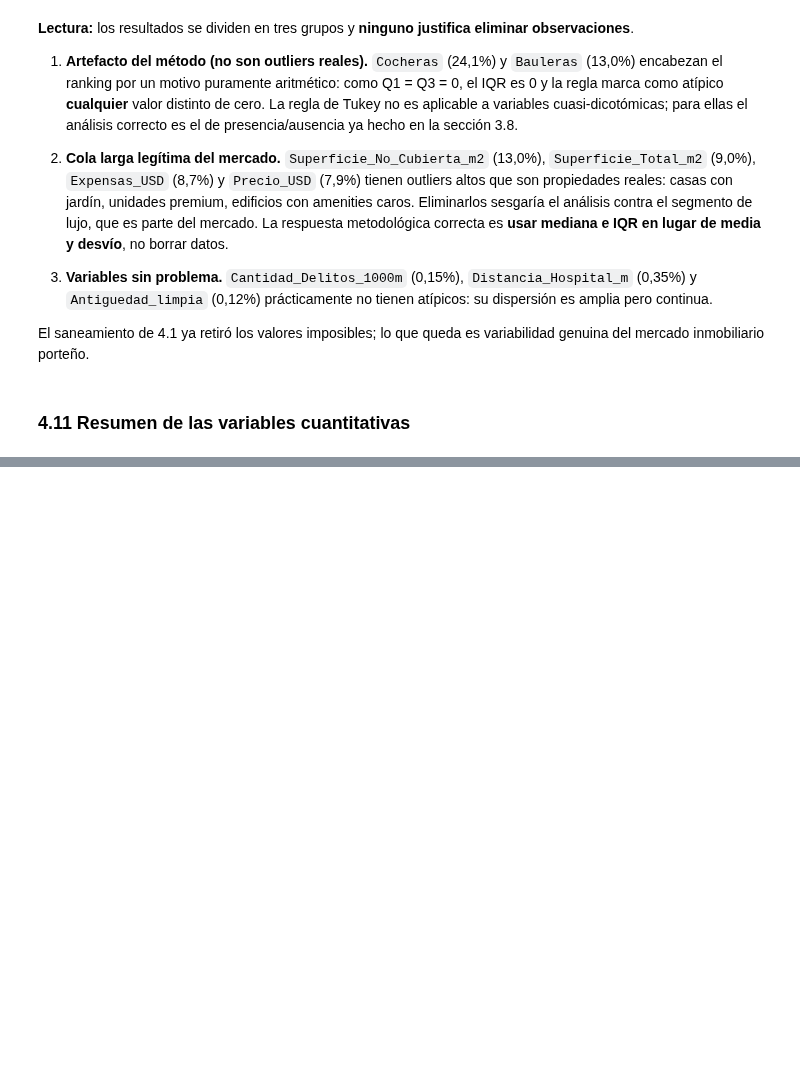
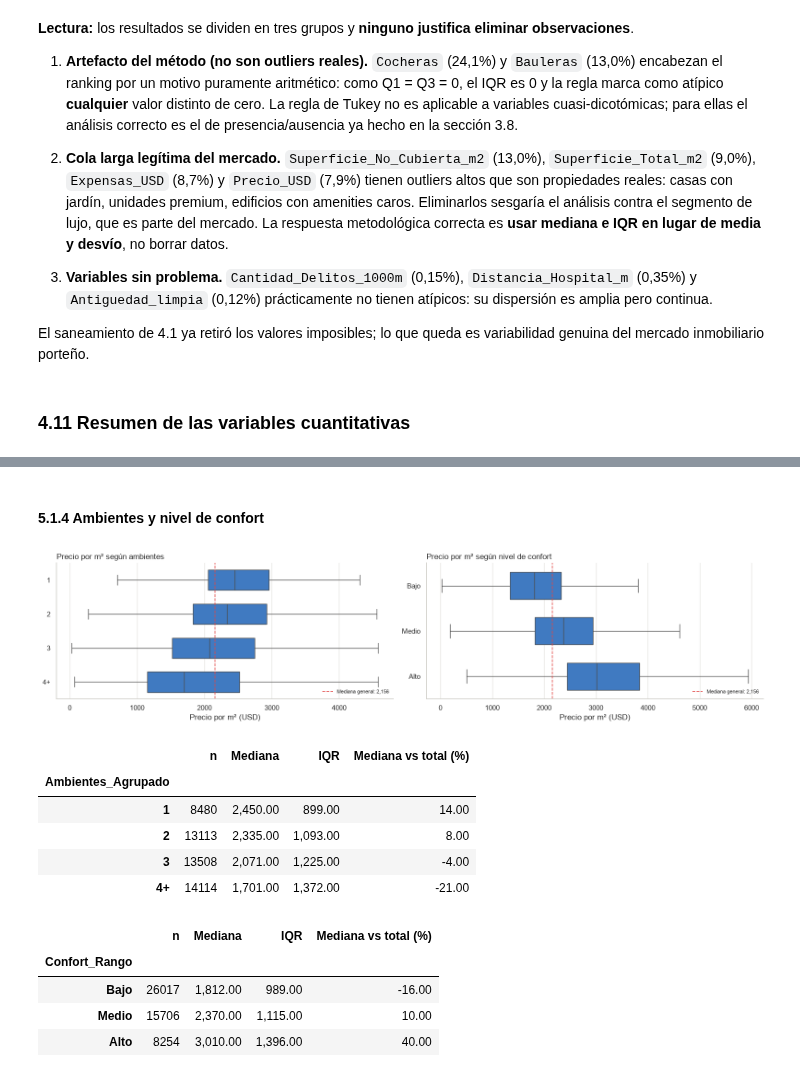
Before and after one commit to FrancisconiMorel/TP-Analisis-Descriptivo-Inmobiliario-CABA, a Jupyter notebook: notebooks/EDA_inicial.ipynb, the cells around one changed output, grey strips where cells are left out. Cells and saved outputs as stored; diff of their text form; code cells hidden in the pictures; blank space fills up the shorter version.

```diff
--- a/notebooks/EDA_inicial.ipynb
+++ b/notebooks/EDA_inicial.ipynb
@@ -1142,0 +1307,26 @@ resumen_cuanti.round(2)
+# %% [markdown]
+#### 5.1.4 Ambientes y nivel de confort
+# %%
+fig, axes = plt.subplots(1, 2, figsize=(16, 4))
+boxplot_por_grupo(venta, 'Ambientes_Agrupado', 'Precio por m² según ambientes',
+                  orden=ORDEN_ORDINALES['Ambientes_Agrupado'], ax=axes[0])
+boxplot_por_grupo(venta, 'Confort_Rango', 'Precio por m² según nivel de confort',
+                  orden=ORDEN_ORDINALES['Confort_Rango'], ax=axes[1])
+plt.tight_layout()
+plt.show()
+
+display(resumen_por_grupo(venta, 'Ambientes_Agrupado', ordenar=False)[['n', 'Mediana', 'IQR', 'Mediana vs total (%)']].round(0))
+display(resumen_por_grupo(venta, 'Confort_Rango', ordenar=False)[['n', 'Mediana', 'IQR', 'Mediana vs total (%)']].round(0))
+# %% [output]
+[figure, added]
+|  | n | Mediana | IQR | Mediana vs total (%) |
+| Ambientes_Agrupado |  |  |  |  |
+| 1 | 8480 | 2,450.00 | 899.00 | 14.00 |
+| 2 | 13113 | 2,335.00 | 1,093.00 | 8.00 |
+| 3 | 13508 | 2,071.00 | 1,225.00 | -4.00 |
+| 4+ | 14114 | 1,701.00 | 1,372.00 | -21.00 |
+|  | n | Mediana | IQR | Mediana vs total (%) |
+| Confort_Rango |  |  |  |  |
+| Bajo | 26017 | 1,812.00 | 989.00 | -16.00 |
+| Medio | 15706 | 2,370.00 | 1,115.00 | 10.00 |
+| Alto | 8254 | 3,010.00 | 1,396.00 | 40.00 |
```
Also changed, not shown: parts of 35 cells of this notebook.
